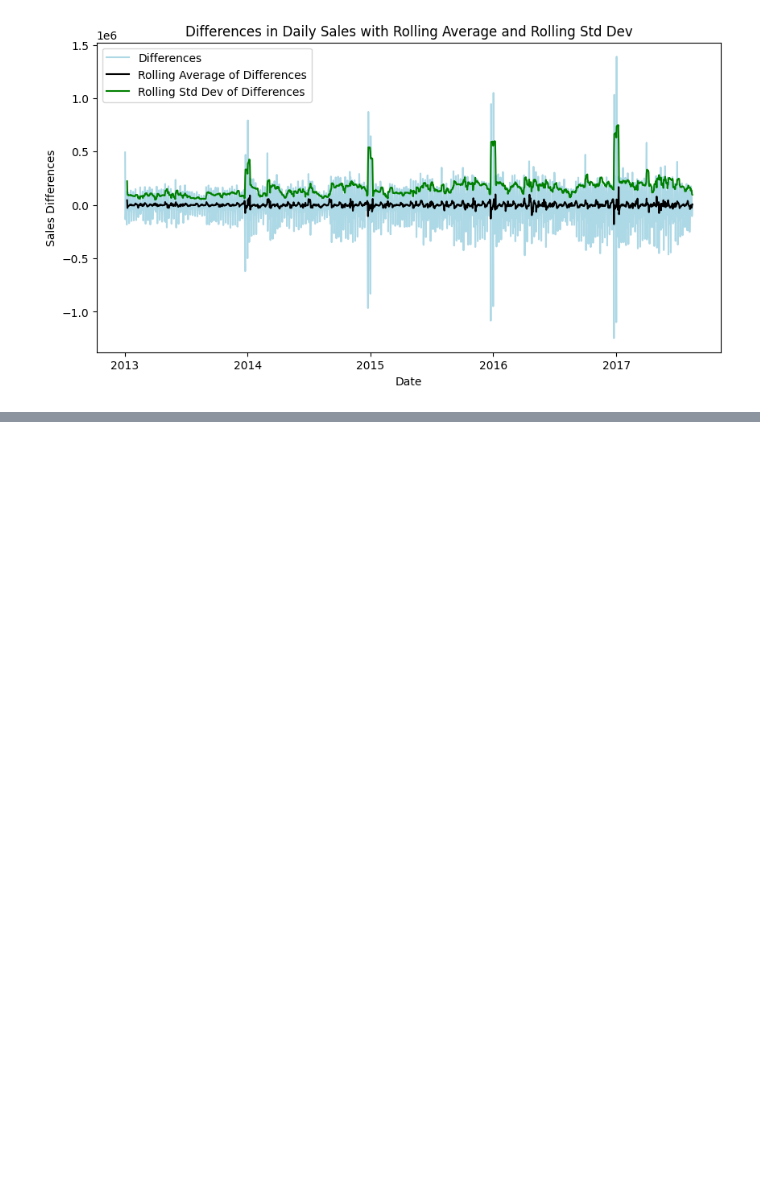
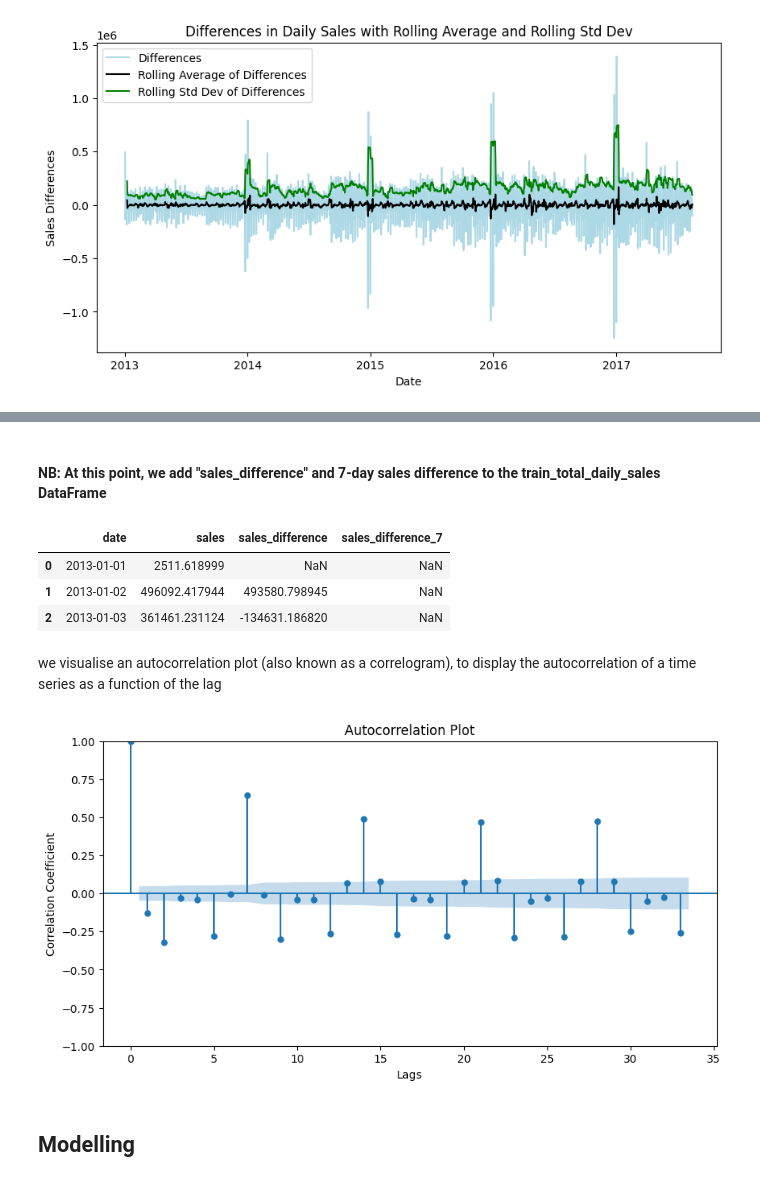
Before and after one commit to edadso/TS-Forecasting, a Jupyter notebook: notebooks/project_code.ipynb, the cells around one changed output, grey strips where cells are left out. Cells and saved outputs as stored; diff of their text form; code cells hidden in the pictures; blank space fills up the shorter version.

```diff
--- a/notebooks/project_code.ipynb
+++ b/notebooks/project_code.ipynb
@@ -1440,0 +1433,39 @@ According to the KPSS test, the series is stationary
+# %% [markdown]
+#### NB: At this point, we add "sales_difference" and 7-day sales difference to the train_total_daily_sales DataFrame
+# %%
+# Add the previously calculated sales differences to the DataFrame
+train_total_daily_sales["sales_difference"] = sales_difference
+
+# Calculate and add the 7-day difference to the DataFrame
+train_total_daily_sales["sales_difference_7"] = (
+    train_total_daily_sales["sales"]  # Select the 'sales' column
+    .dropna()  # Remove any NaN values
+    .diff(7)  # Compute the difference with the value 7 periods earlier
+)
+
+# Display the updated DataFrame
+train_total_daily_sales.head(3)
+# %% [output]
+|  | date | sales | sales_difference | sales_difference_7 |
+| 0 | 2013-01-01 | 2511.618999 | NaN | NaN |
+| 1 | 2013-01-02 | 496092.417944 | 493580.798945 | NaN |
+| 2 | 2013-01-03 | 361461.231124 | -134631.186820 | NaN |
+# %% [markdown]
+we visualise an autocorrelation plot (also known as a correlogram), to display the autocorrelation of a time series as a function of the lag
+# %%
+# Plot Autocorrelation Plot
+fig, ax = plt.subplots(figsize = (10, 5))
+
+# Plot the autocorrelation function with dedicated function
+plot_acf(train_total_daily_sales["sales_difference"].dropna(), ax = ax)
+
+# Set labels and title for the plot
+ax.set_xlabel("Lags")
+ax.set_ylabel("Correlation Coefficient")
+ax.set_title("Autocorrelation Plot")
+
+plt.show()
+# %% [output]
+[figure, added]
+# %% [markdown]
+## **Modelling**
```
Also changed, not shown: parts of 6 cells of this notebook.
